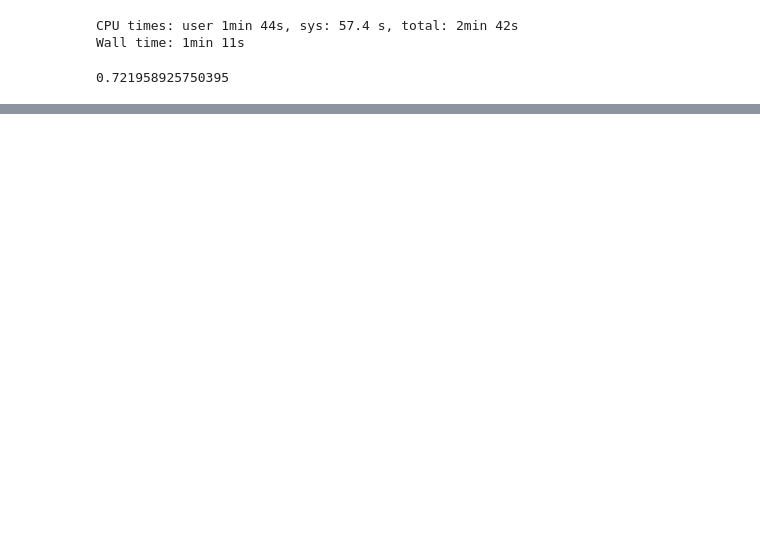
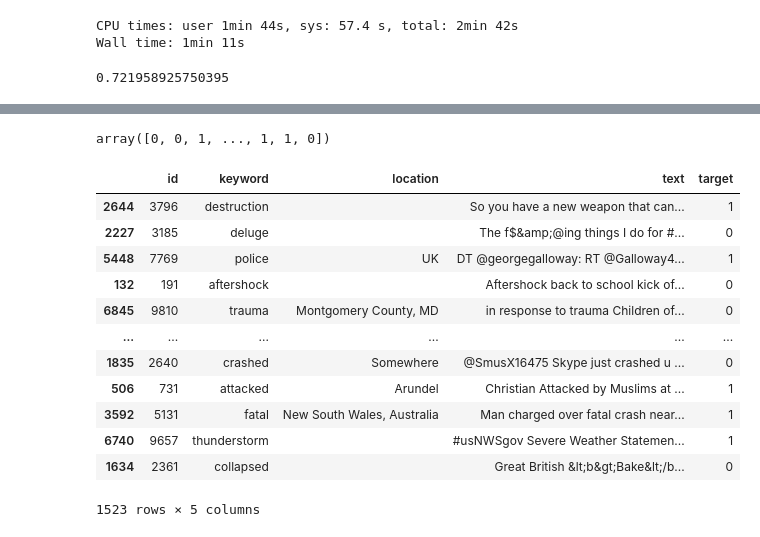
Before and after one commit to illyge/ml-zoomcamp-midterm-project, a Jupyter notebook: twitter_disasters.ipynb, the cells around one changed output, grey strips where cells are left out. Saved outputs shown, nothing was run; the diff lists cells and outputs as text; code cells hidden in the pictures; blank space fills up the shorter version.

Commit message:
train and service scripts bentofile

```diff
--- a/twitter_disasters.ipynb
+++ b/twitter_disasters.ipynb
@@ -843,0 +868,21 @@ Wall time: 1min 11s
+# %%
+test_data_sag = prepare_test_data_tkl_poly(df_test, train_data_sag)
+model_lr_sag.predict(test_data_sag)
+# %% [output]
+array([0, 0, 1, ..., 1, 1, 0])
+# %%
+df_test
+# %% [output]
+|  | id | keyword | location | text | target |
+| 2644 | 3796 | destruction |  | So you have a new weapon that can... | 1 |
+| 2227 | 3185 | deluge |  | The f$&amp;@ing things I do for #... | 0 |
+| 5448 | 7769 | police | UK | DT @georgegalloway: RT @Galloway4... | 1 |
+| 132 | 191 | aftershock |  | Aftershock back to school kick of... | 0 |
+| 6845 | 9810 | trauma | Montgomery County, MD | in response to trauma Children of... | 0 |
+| ... | ... | ... | ... | ... | ... |
+| 1835 | 2640 | crashed | Somewhere | @SmusX16475 Skype just crashed u ... | 0 |
+| 506 | 731 | attacked | Arundel | Christian Attacked by Muslims at ... | 1 |
+| 3592 | 5131 | fatal | New South Wales, Australia | Man charged over fatal crash near... | 1 |
+| 6740 | 9657 | thunderstorm |  | #usNWSgov Severe Weather Statemen... | 1 |
+| 1634 | 2361 | collapsed |  | Great British &lt;b&gt;Bake&lt;/b... | 0 |
+1523 rows × 5 columns
```
Also changed, not shown: parts of 4 cells of this notebook, 4 other files.
